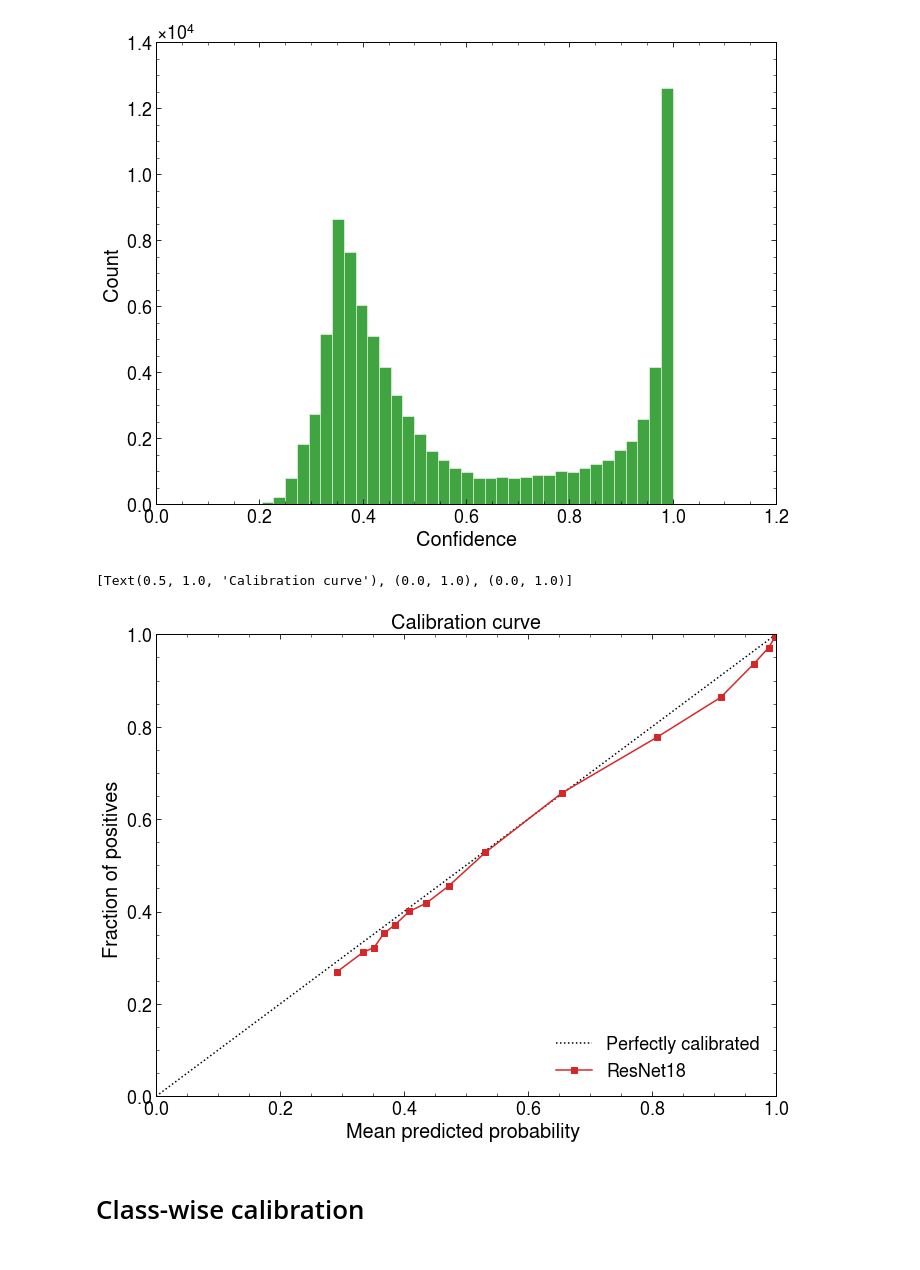
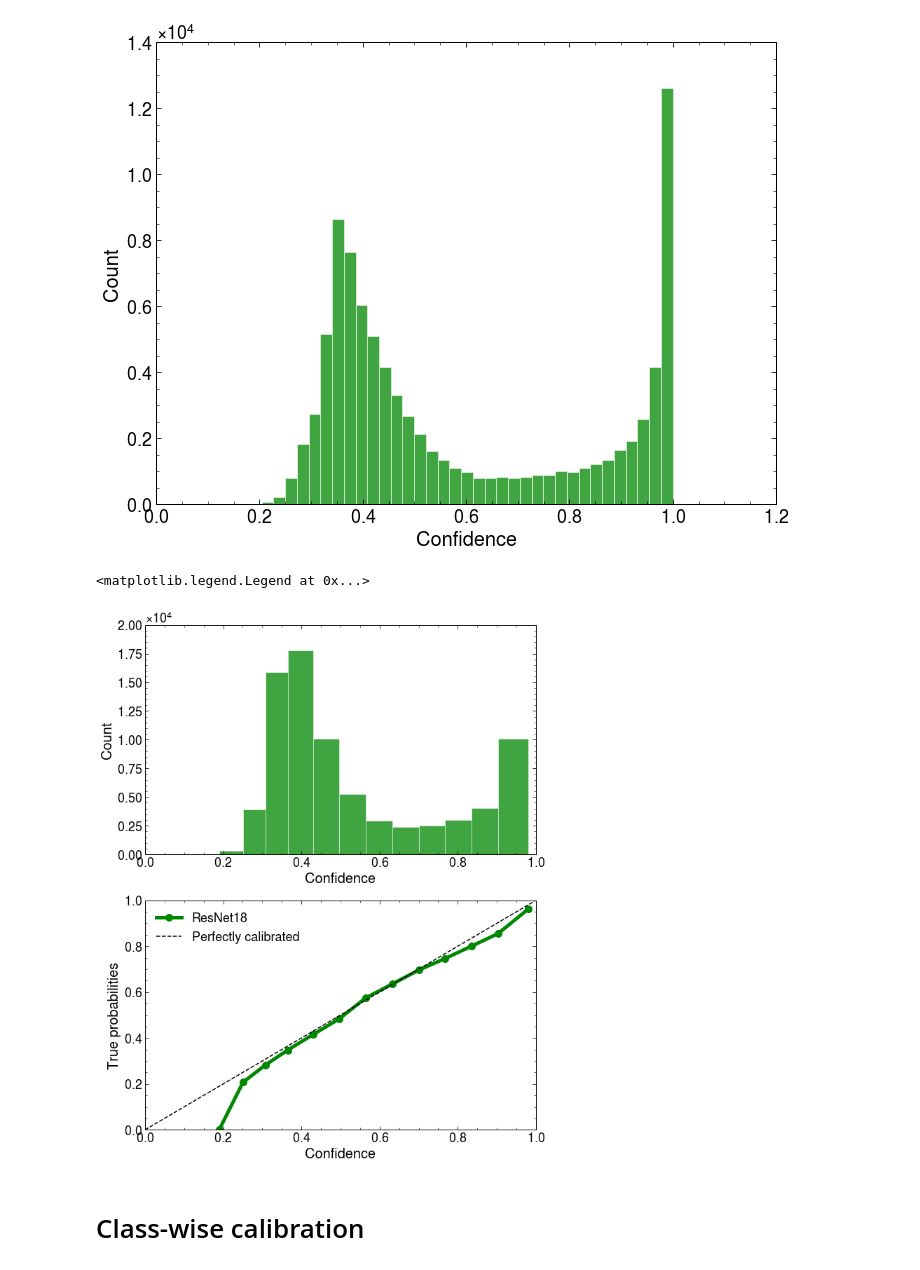
Before and after one commit to choisant/imcalML, a Jupyter notebook: notebooks/calibration.ipynb, the cells around one changed output. Saved outputs shown, nothing was run; the diff lists cells and outputs as text; code cells hidden in the pictures.

```diff
--- a/notebooks/calibration.ipynb
+++ b/notebooks/calibration.ipynb
@@ -141,15 +163,24 @@ sn.histplot(df["Confidence"])
 # %% [output]
 <Axes: xlabel='Confidence', ylabel='Count'>
 [figure]
-# %%
-prob_true, prob_pred = calibration_curve(df["Correct_Conf"], df["Confidence"], n_bins=15, strategy="quantile")
-disp = CalibrationDisplay(prob_true, prob_pred, df["Confidence"], estimator_name="ResNet18")
-disp.plot(color="tab:red")
-disp.ax_.set(
-    title="Calibration curve", xlim=(0,1), ylim=(0,1)
-)
-# %% [output]
-[Text(0.5, 1.0, 'Calibration curve'), (0.0, 1.0), (0.0, 1.0)]
-[figure, removed]
+# %%
+fig, ax = plt.subplots(nrows=2, ncols=1, figsize=(10, 13))
+
+prob_true, prob_pred = calibration_curve(df["Correct_Conf"], df["Confidence"], n_bins=15, strategy="uniform")
+pred_bins=list(prob_pred)
+
+sn.histplot(df["Confidence"], ax=ax[0], stat="count", bins=pred_bins)
+ax[0].set_xlim(0,1)
+ax[1].plot(prob_pred, prob_true, linewidth=5, markersize=10, marker="o", label ="ResNet18")
+ax[1].set_xlim(0,1)
+ax[1].set_ylim(0,1)
+x = np.linspace(0, 1, 10)
+ax[1].plot(x, x, color="black", linestyle="--", label="Perfectly calibrated")
+ax[1].set_xlabel("Confidence")
+ax[1].set_ylabel("True probabilities")
+ax[1].legend()
+# %% [output]
+<matplotlib.legend.Legend at 0x...>
+[figure, added]
 # %% [markdown]
 # Class-wise calibration
```
Also changed, not shown: parts of 15 cells of this notebook, 46 other files.
